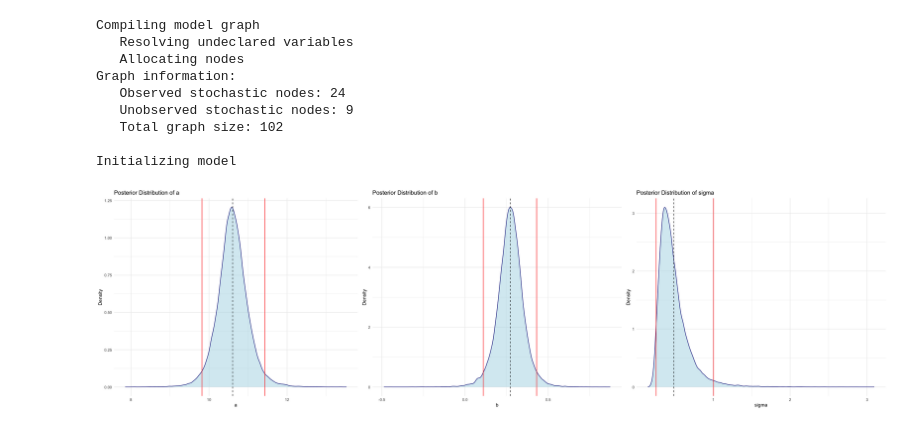
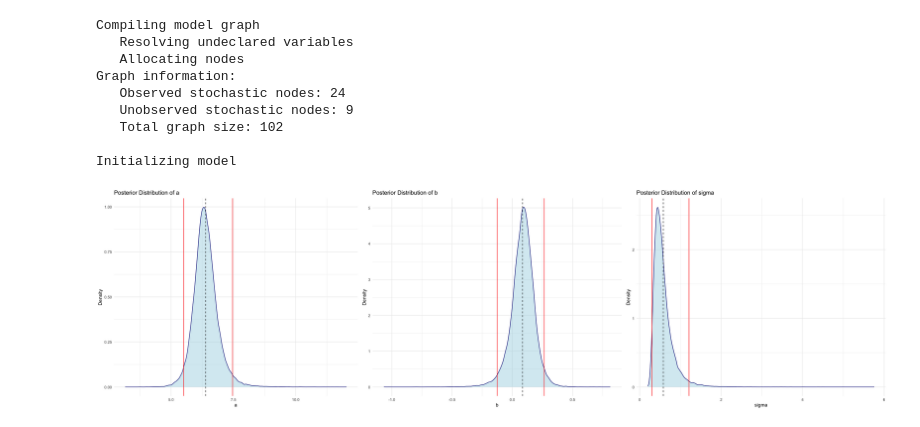
Before and after one commit to Lorycav/Weather_Statistical_Analysis_And_Forecasting, a Jupyter notebook: project.ipynb, the cells around one changed output. Cells and saved outputs as stored; diff of their text form; code cells hidden in the pictures.

```diff
--- a/project.ipynb
+++ b/project.ipynb
@@ -27,7 +27,7 @@ create_dataset <- function(Monthly=FALSE,Yearly=FALSE) {
             mutate(file = file_path_sans_ext(basename(.x)),
                    month = ym(format(date, "%Y-%m")),
                    year_only = year(date))) |>
-            filter(date >= as.Date('1991-01-01') & date <= as.Date('2021-12-31')) |>
+            filter(date >= as.Date('1993-01-01') & date <= as.Date('2021-12-31')) |>
             relocate( month, year_only, file, .after = date) |>
             arrange(date)
 
@@ -844,7 +841,7 @@ ggplot(corr_df, aes(x = MED_mean, y = MED_mean.1)) +
 # Part 2
 # %%
 filtered <- yearly_dataset %>%
-  filter(year_only >= 1991 & (year_only - 1991) %% 4 == 0) |> mutate(x_fit = 1:length(year_only))
+  filter(year_only >= 1993 & (year_only - 1993) %% 4 == 0) |> mutate(x_fit = 1:length(year_only))
 
 # Visualizziamo il dataframe filtrato
 (filtered)
@@ -888,6 +885,6 @@ Graph information:
 
 Initializing model
 # %%
-density_plot(lin_chain, 'linear', 'ava')
+density_plot(lin_chain, 'linear', 'min')
 # %% [output]
-[figure, old version]
+[figure, new version]
```
Also changed, not shown: parts of 9 cells of this notebook.
